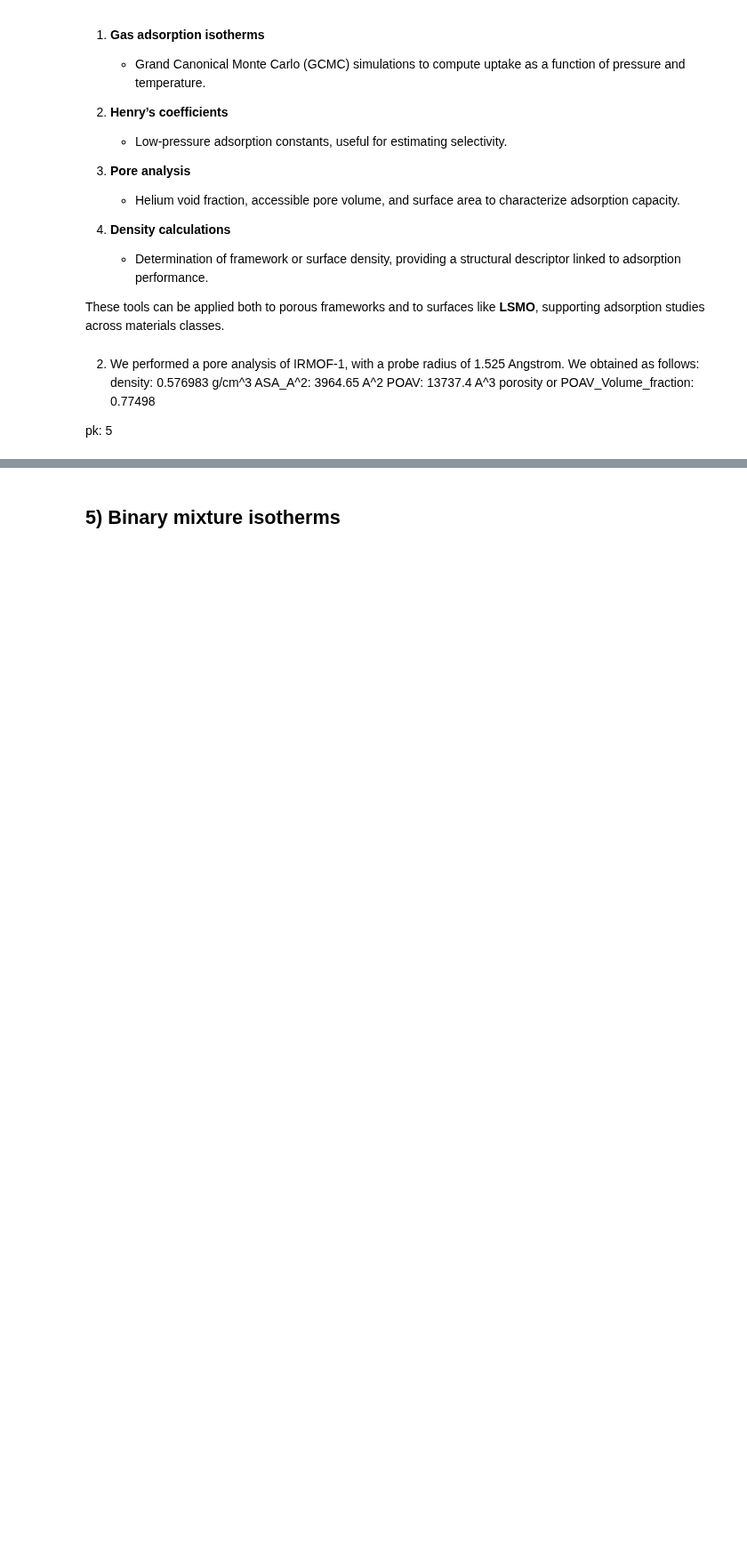
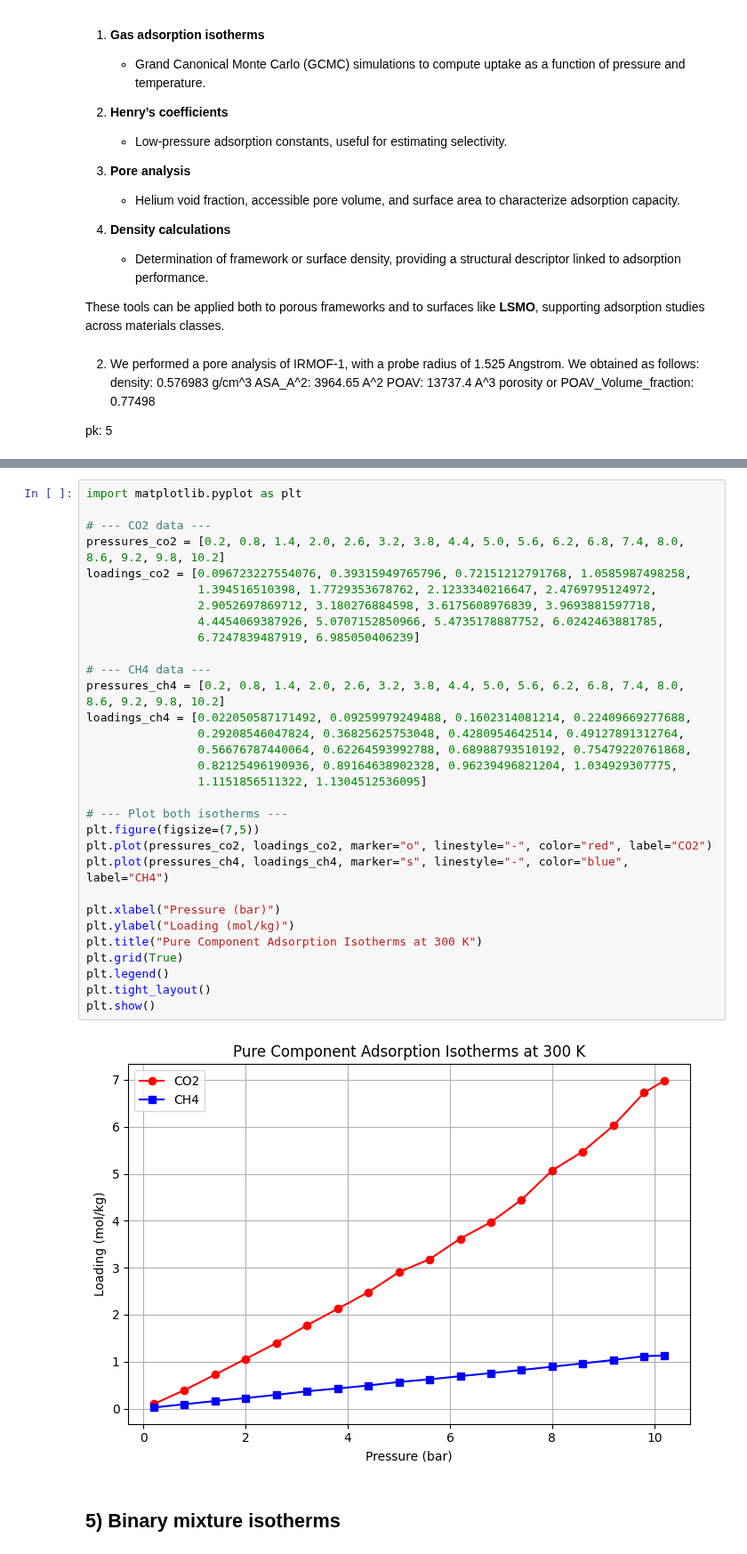
Before and after one commit to Noah-Paga/ModLab, a Jupyter notebook: Assignment 2/GroupT_Block2_assignment2.ipynb, the cells around one changed output, grey strips where cells are left out. Shown at 89% size. Saved outputs shown, nothing was run; the diff lists cells and outputs as text; blank space fills up the shorter version.

```diff
--- a/Assignment 2/GroupT_Block2_assignment2.ipynb
+++ b/Assignment 2/GroupT_Block2_assignment2.ipynb
@@ -33,2 +42,35 @@ pk: 329 (CH4, only hery coeff
+# %%
+import matplotlib.pyplot as plt
+
+# --- CO2 data ---
+pressures_co2 = [0.2, 0.8, 1.4, 2.0, 2.6, 3.2, 3.8, 4.4, 5.0, 5.6, 6.2, 6.8, 7.4, 8.0, 8.6, 9.2, 9.8, 10.2]
+loadings_co2 = [0.096723227554076, 0.39315949765796, 0.72151212791768, 1.0585987498258,
+                1.394516510398, 1.7729353678762, 2.1233340216647, 2.4769795124972,
+                2.9052697869712, 3.180276884598, 3.6175608976839, 3.9693881597718,
+                4.4454069387926, 5.0707152850966, 5.4735178887752, 6.0242463881785,
+                6.7247839487919, 6.985050406239]
+
+# --- CH4 data ---
+pressures_ch4 = [0.2, 0.8, 1.4, 2.0, 2.6, 3.2, 3.8, 4.4, 5.0, 5.6, 6.2, 6.8, 7.4, 8.0, 8.6, 9.2, 9.8, 10.2]
+loadings_ch4 = [0.022050587171492, 0.09259979249488, 0.1602314081214, 0.22409669277688,
+                0.29208546047824, 0.36825625753048, 0.4280954642514, 0.49127891312764,
+                0.56676787440064, 0.62264593992788, 0.68988793510192, 0.75479220761868,
+                0.82125496190936, 0.89164638902328, 0.96239496821204, 1.034929307775,
+                1.1151856511322, 1.1304512536095]
+
+# --- Plot both isotherms ---
+plt.figure(figsize=(7,5))
+plt.plot(pressures_co2, loadings_co2, marker="o", linestyle="-", color="red", label="CO2")
+plt.plot(pressures_ch4, loadings_ch4, marker="s", linestyle="-", color="blue", label="CH4")
+
+plt.xlabel("Pressure (bar)")
+plt.ylabel("Loading (mol/kg)")
+plt.title("Pure Component Adsorption Isotherms at 300 K")
+plt.grid(True)
+plt.legend()
+plt.tight_layout()
+plt.show()
+# %% [output]
+[figure, added]
 # %% [markdown]
 ## 5) Binary mixture isotherms
```
Also changed, not shown: parts of 6 cells of this notebook.
